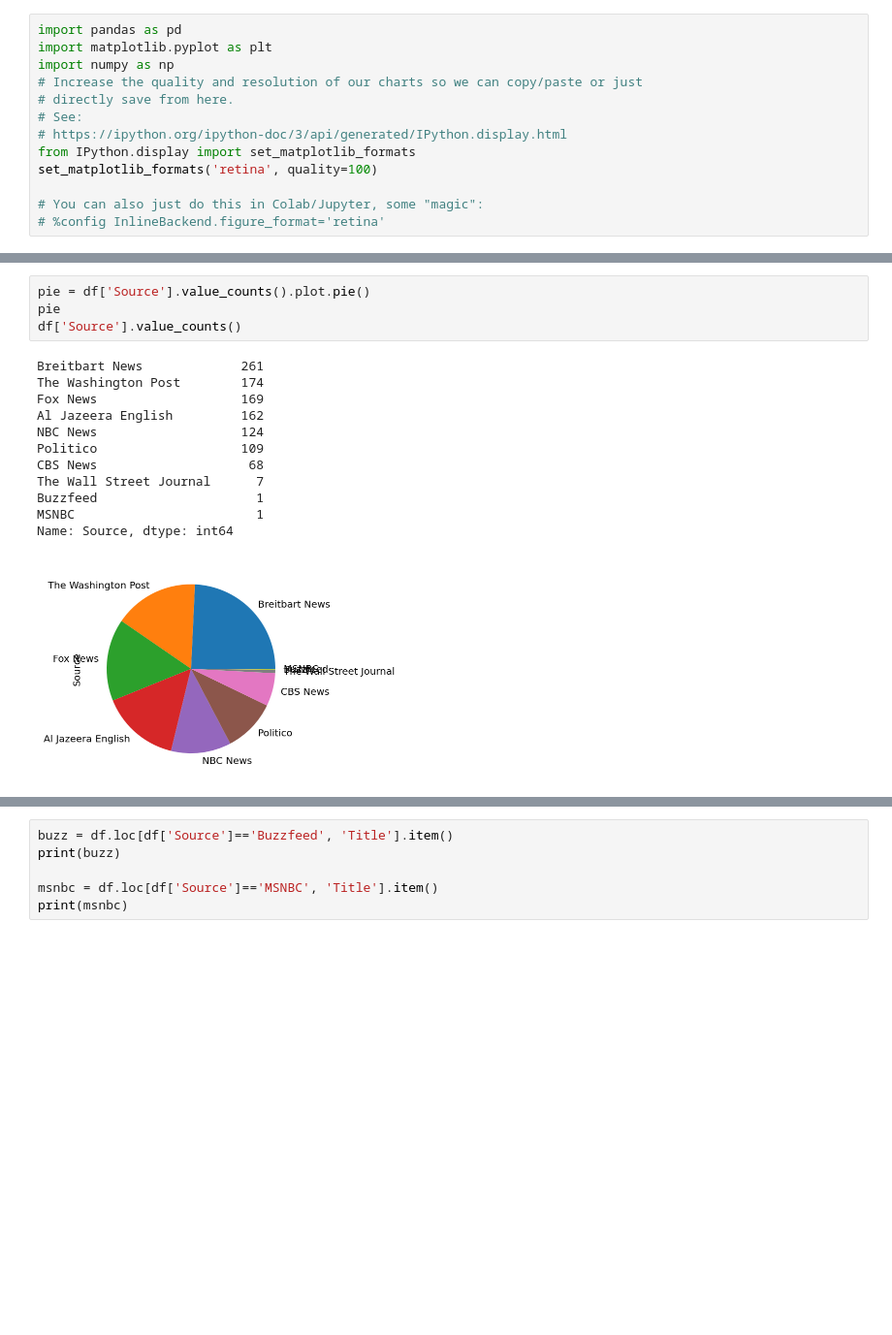
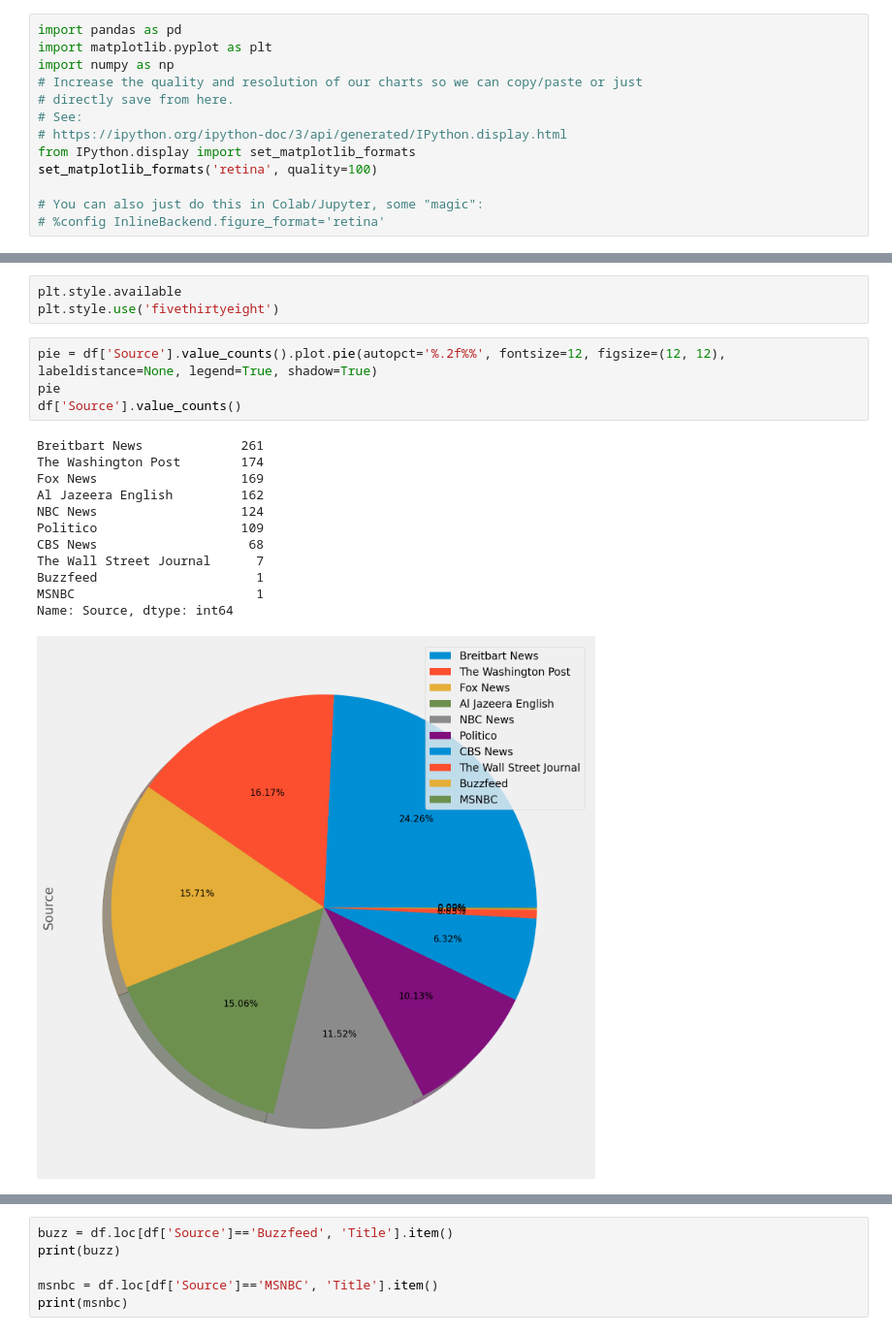
Before and after one commit to James-Ashley/sentiment_analysis, a Jupyter notebook: data_analysis/data_analysis_SAW.ipynb, the cells around one changed output, grey strips where cells are left out. Shown at 97% size. Saved outputs shown, nothing was run; the diff lists cells and outputs as text; blank space fills up the shorter version.

Commit message:
more graphs!!!

```diff
--- a/data_analysis/data_analysis_SAW.ipynb
+++ b/data_analysis/data_analysis_SAW.ipynb
@@ -21,20 +21,23 @@ df.head()
 | 2 | immigrant | The Washington Post | Tim Elfrink | ‘They’re still not taking this se... | https://www.washingtonpost.com/na... | Ms. Wootens whistleblowing disclo... | 2020-09-15T10:39:00Z | -0.1531 | 0.198 | ... |
 | 3 | immigrant | The Washington Post | James A. McCann, Michael Jones-Co... | Trump’s attacks prompted Latino i... | https://www.washingtonpost.com/po... | How has all this affected Latino ... | 2020-10-01T11:00:12Z | -0.4404 | 0.195 | ... |
 | 4 | immigrant | The Washington Post | Steven Moore | ICE is accused of sterilizing det... | https://www.washingtonpost.com/po... | Forced sterilization in the U.S.\... | 2020-09-25T11:00:00Z | -0.6369 | 0.286 | ... |
+# %%
+plt.style.available
+plt.style.use('fivethirtyeight')
 # %%
-pie = df['Source'].value_counts().plot.pie()
+pie = df['Source'].value_counts().plot.pie(autopct='%.2f%%', fontsize=12, figsize=(12, 12), labeldistance=None, legend=True, shadow=True)
 pie
 df['Source'].value_counts()
 # %% [output]
 Breitbart News             261
 The Washington Post        174
 Fox News                   169
 Al Jazeera English         162
 NBC News                   124
 Politico                   109
 CBS News                    68
 The Wall Street Journal      7
 Buzzfeed                     1
 MSNBC                        1
 Name: Source, dtype: int64
-[figure, old version]
+[figure, new version]
```
Also changed, not shown: parts of 8 cells of this notebook.
